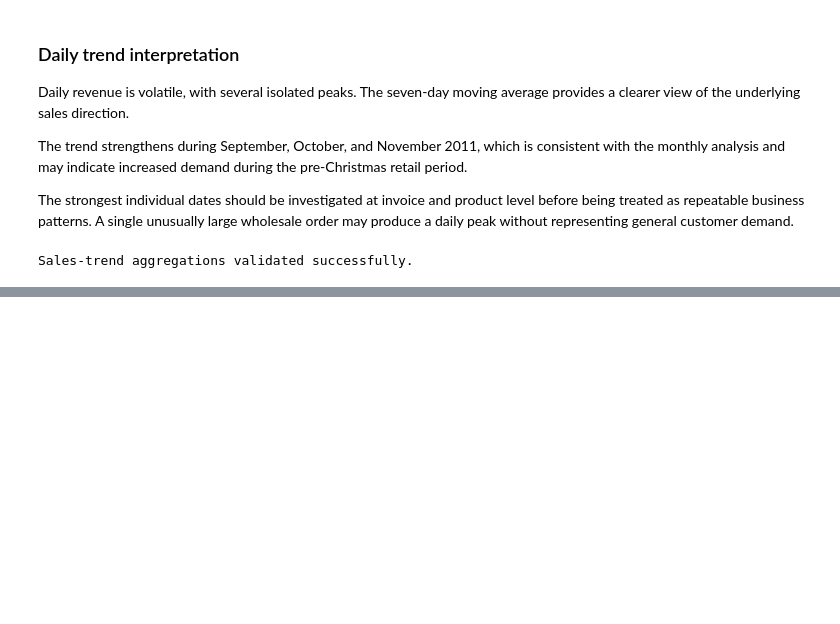
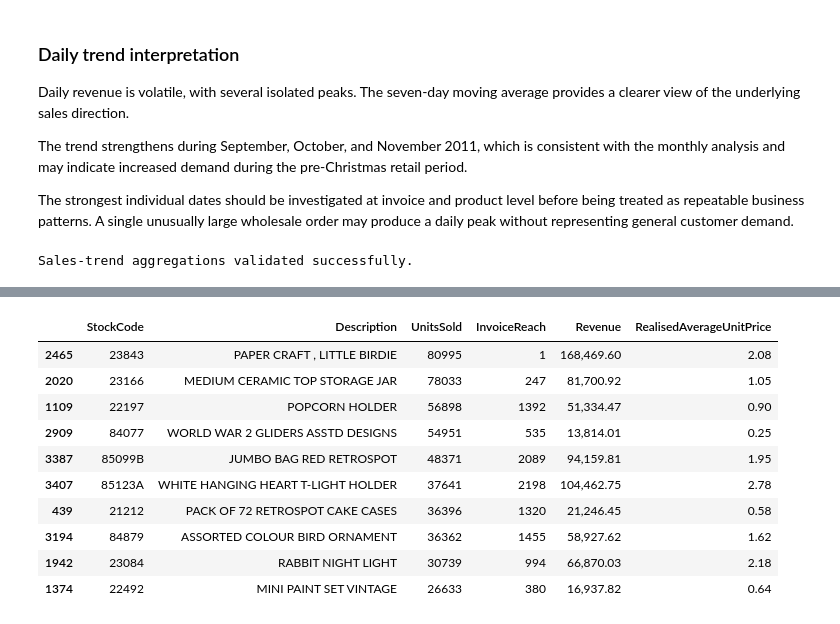
Before and after one commit to Ellusive89/CI-DA-Project-2-Online-Retail-Transaction-Analysis, a Jupyter notebook: jupyter_notebooks/02_Exploratory_Data_Analysis.ipynb, the cells around one changed output, grey strips where cells are left out. Saved outputs shown, nothing was run; the diff lists cells and outputs as text; code cells hidden in the pictures; blank space fills up the shorter version.

Commit message:
add interactive product performance analysis

```diff
--- a/jupyter_notebooks/02_Exploratory_Data_Analysis.ipynb
+++ b/jupyter_notebooks/02_Exploratory_Data_Analysis.ipynb
@@ -496,0 +594,20 @@ Sales-trend aggregations validated successfully.
+# %%
+primary_product_descriptions = (
+    merchandise_sales.groupby(
+        ["StockCode", "Description"],
+        as_index=False,
+    )
+    .size()
+    .rename(columns={"size": "DescriptionFrequency"})
+    .sort_values(
+        ["StockCode", "DescriptionFrequency"],
+        ascending=[True, False],
+    )
+    .drop_duplicates(subset="StockCode")
+    [
+        [
+            "StockCode",
+            "Description",
+        ]
+    ]
+)
@@ -496,0 +754,28 @@ Sales-trend aggregations validated successfully.
+# %%
+unit_leaders = (
+    product_summary.nlargest(10, "UnitsSold")
+    [
+        [
+            "StockCode",
+            "Description",
+            "UnitsSold",
+            "InvoiceReach",
+            "Revenue",
+            "RealisedAverageUnitPrice",
+        ]
+    ]
+)
+
+unit_leaders
+# %% [output]
+|  | StockCode | Description | UnitsSold | InvoiceReach | Revenue | RealisedAverageUnitPrice |
+| 2465 | 23843 | PAPER CRAFT , LITTLE BIRDIE | 80995 | 1 | 168,469.60 | 2.08 |
+| 2020 | 23166 | MEDIUM CERAMIC TOP STORAGE JAR | 78033 | 247 | 81,700.92 | 1.05 |
+| 1109 | 22197 | POPCORN HOLDER | 56898 | 1392 | 51,334.47 | 0.90 |
+| 2909 | 84077 | WORLD WAR 2 GLIDERS ASSTD DESIGNS | 54951 | 535 | 13,814.01 | 0.25 |
+| 3387 | 85099B | JUMBO BAG RED RETROSPOT | 48371 | 2089 | 94,159.81 | 1.95 |
+| 3407 | 85123A | WHITE HANGING HEART T-LIGHT HOLDER | 37641 | 2198 | 104,462.75 | 2.78 |
+| 439 | 21212 | PACK OF 72 RETROSPOT CAKE CASES | 36396 | 1320 | 21,246.45 | 0.58 |
+| 3194 | 84879 | ASSORTED COLOUR BIRD ORNAMENT | 36362 | 1455 | 58,927.62 | 1.62 |
+| 1942 | 23084 | RABBIT NIGHT LIGHT | 30739 | 994 | 66,870.03 | 2.18 |
+| 1374 | 22492 | MINI PAINT SET VINTAGE | 26633 | 380 | 16,937.82 | 0.64 |
```
Also changed, not shown: parts of 10 cells of this notebook.
